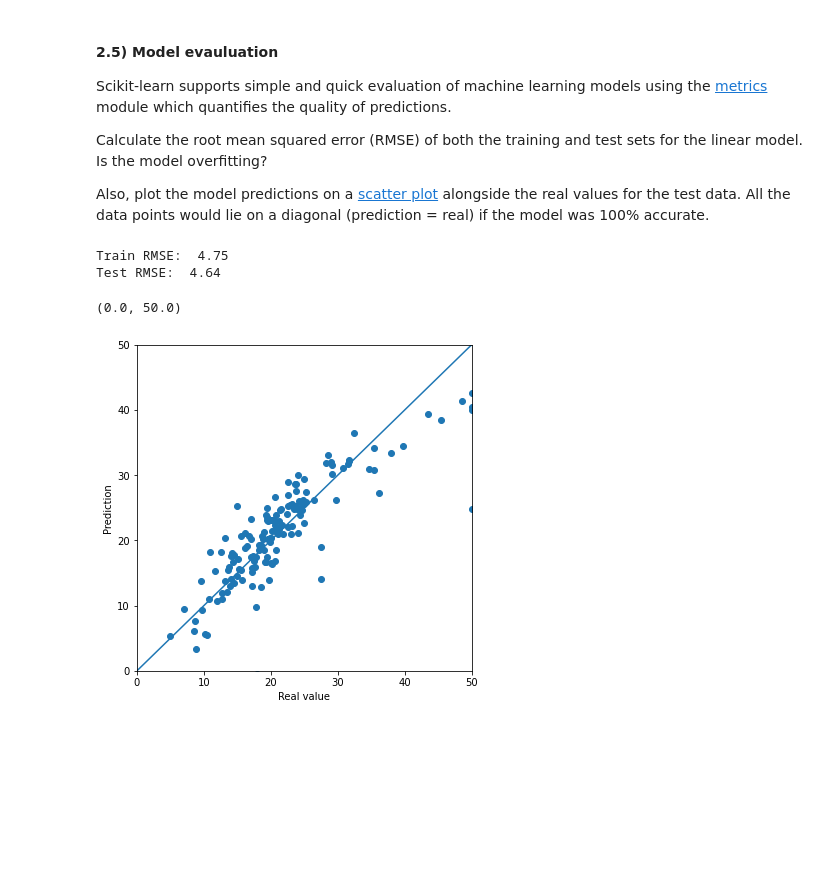
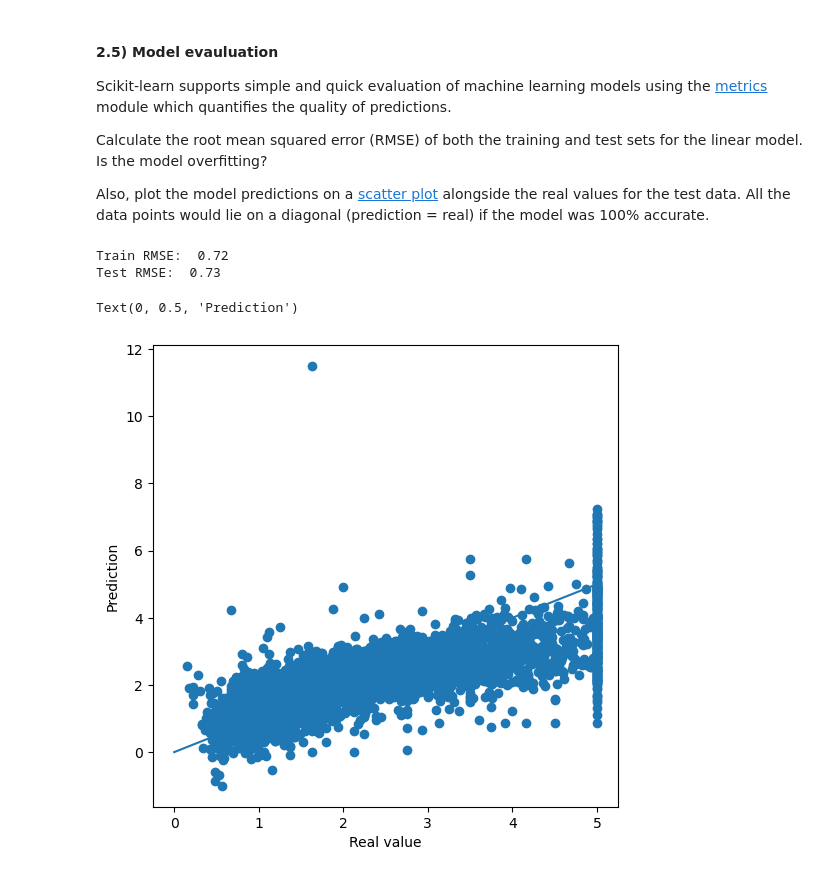
Before and after one commit to uob-COMS30035/lab_sheets_public, a Jupyter notebook: lab1/lab1-intro_to_numpy_scikitlearn_answers.ipynb, the cells around one changed output. Cells and saved outputs as stored; diff of their text form; code cells hidden in the pictures; blank space fills up the shorter version.

```diff
--- a/lab1/lab1-intro_to_numpy_scikitlearn_answers.ipynb
+++ b/lab1/lab1-intro_to_numpy_scikitlearn_answers.ipynb
@@ -370,14 +370,14 @@ Then using seaborn create a [pairplot](https://seaborn.pydata.org/tutorial/axis_
 
 ##CORRECT ANSWER##
 
-X, y = load_boston(return_X_y=True)
+X, y = fetch_california_housing(return_X_y=True)
 print(X.shape[0], 'examples')
 print(X.shape[1], 'features')
-feature_names = load_boston().feature_names
+feature_names = fetch_california_housing().feature_names
 print(feature_names)
 
 data = pd.DataFrame(X, columns=feature_names)
-data['MEDV'] = y
+data['MedHouseValue'] = y
 plot = sns.pairplot(data)
 
 ##CORRECT ANSWER##
@@ -483,27 +462,25 @@ Also, plot the model predictions on a [scatter plot](https://matplotlib.org/3.2.
 # %%
 # write your code here
 
 ##CORRECT ANSWER##
 
 RMSE_train = np.sqrt(mean_squared_error(y_train, lin_reg.predict(X_train)))
 print('Train RMSE: ', round(RMSE_train,2))
 RMSE_test = np.sqrt(mean_squared_error(y_test, lin_reg.predict(X_test)))
 print('Test RMSE: ', round(RMSE_test,2))
 
 fig, ax = plt.subplots(figsize=(6,6))
 ax.scatter(y_test, lin_reg.predict(X_test))
-ax.plot([0,50],[0,50])
+ax.plot([0,5],[0,5])
 ax.set_xlabel('Real value')
 ax.set_ylabel('Prediction')
-ax.set_xlim(0,50)
-ax.set_ylim(0,50)
 
 ##CORRECT ANSWER##
 # %% [output]
-Train RMSE:  4.75
-Test RMSE:  4.64
+Train RMSE:  0.72
+Test RMSE:  0.73
-(0.0, 50.0)
+Text(0, 0.5, 'Prediction')
-[figure, old version]
+[figure, new version]
 # %% [markdown]
 This lab provides some very basics of scikit-learn, more to come in future labs!
 
```
Also changed, not shown: parts of 13 cells of this notebook.
